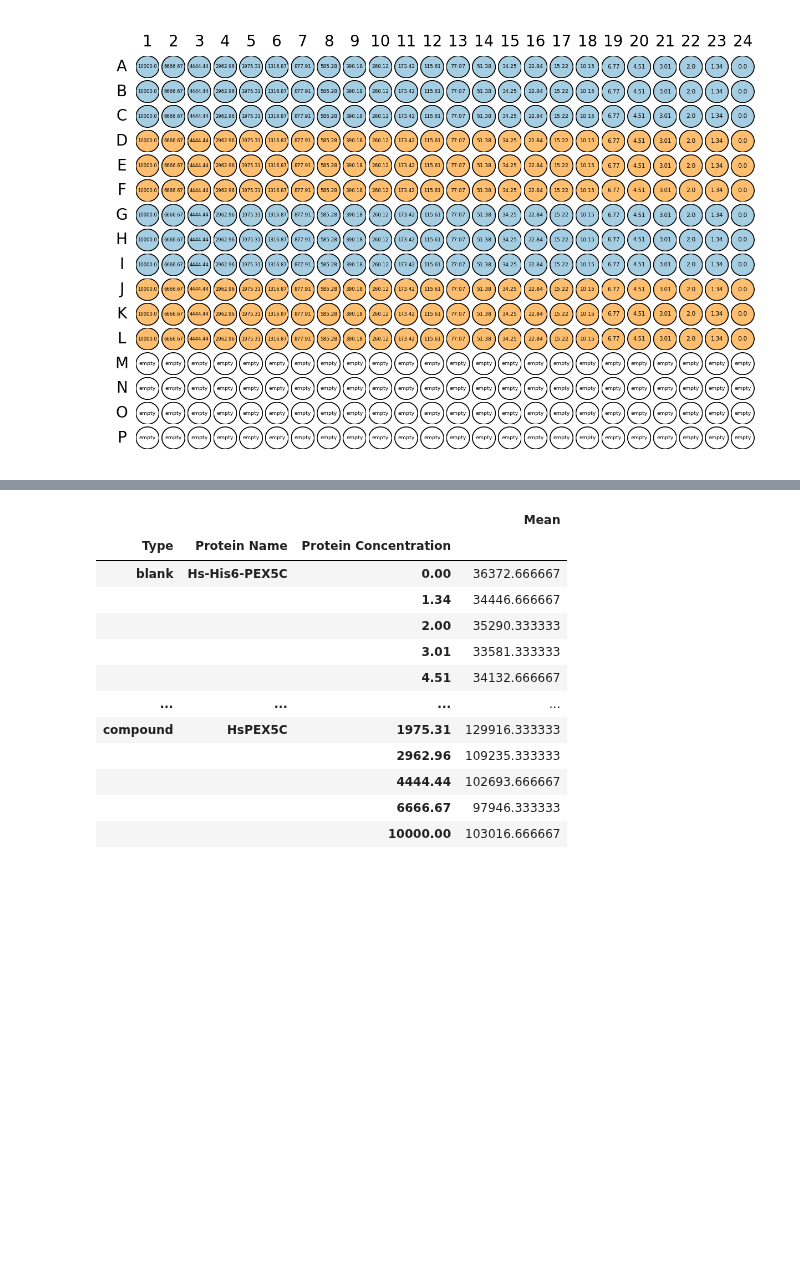
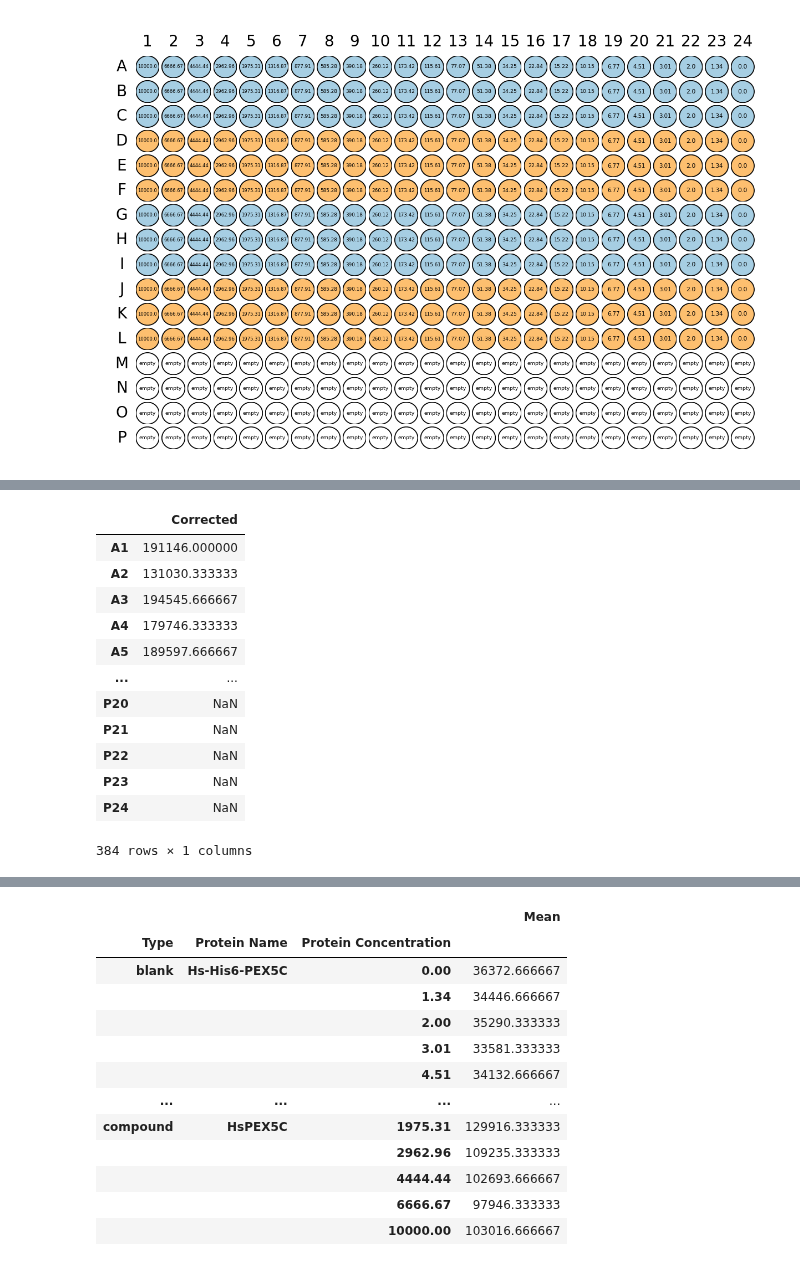
Before and after one commit to mariuszlas/Fluorescence-Anisotropy-Analysis-Development, a Jupyter notebook: fluorescenceanisotropy/fluores_anisotropy.ipynb, the cells around one changed output, grey strips where cells are left out. Drawn from its saved outputs; the diff is of its cells as text; code cells hidden in the pictures; blank space fills up the shorter version.

```diff
--- a/fluorescenceanisotropy/fluores_anisotropy.ipynb
+++ b/fluorescenceanisotropy/fluores_anisotropy.ipynb
@@ -406,3 +459,19 @@ my_data1.visualise(labelby='Protein Concentration', colorby='Type', export='C:\\
+# %%
+my_data1.data_dict['repeat_1']['data']['s_corrected']
+# %% [output]
+|  | Corrected |
+| A1 | 191146.000000 |
+| A2 | 131030.333333 |
+| A3 | 194545.666667 |
+| A4 | 179746.333333 |
+| A5 | 189597.666667 |
+| ... | ... |
+| P20 | NaN |
+| P21 | NaN |
+| P22 | NaN |
+| P23 | NaN |
+| P24 | NaN |
+384 rows × 1 columns
 # %%
 df = my_data1.plate_map.join(my_data1.data_dict['repeat_1']['data']['p'])
 # %%
```
Also changed, not shown: parts of 7 cells of this notebook.
